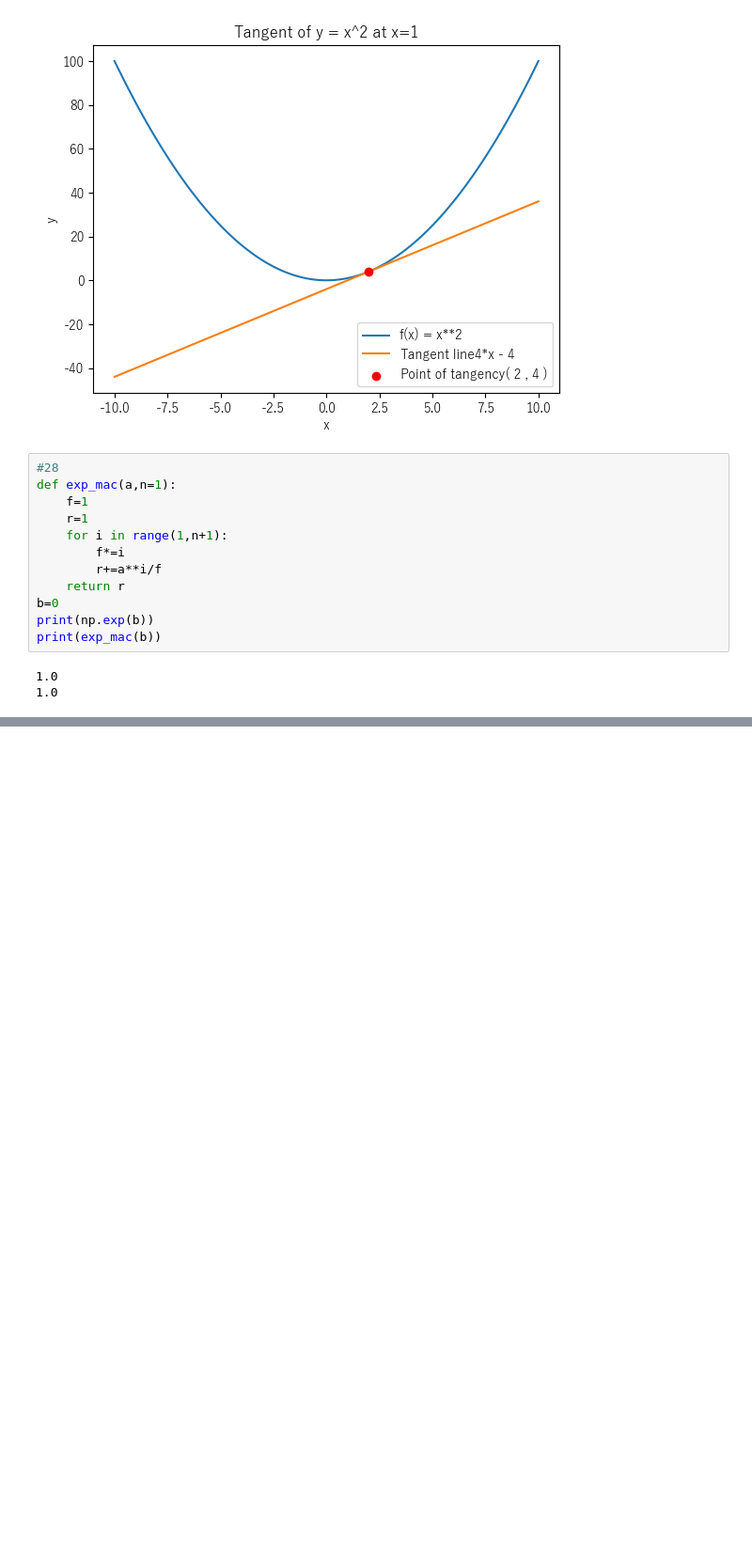
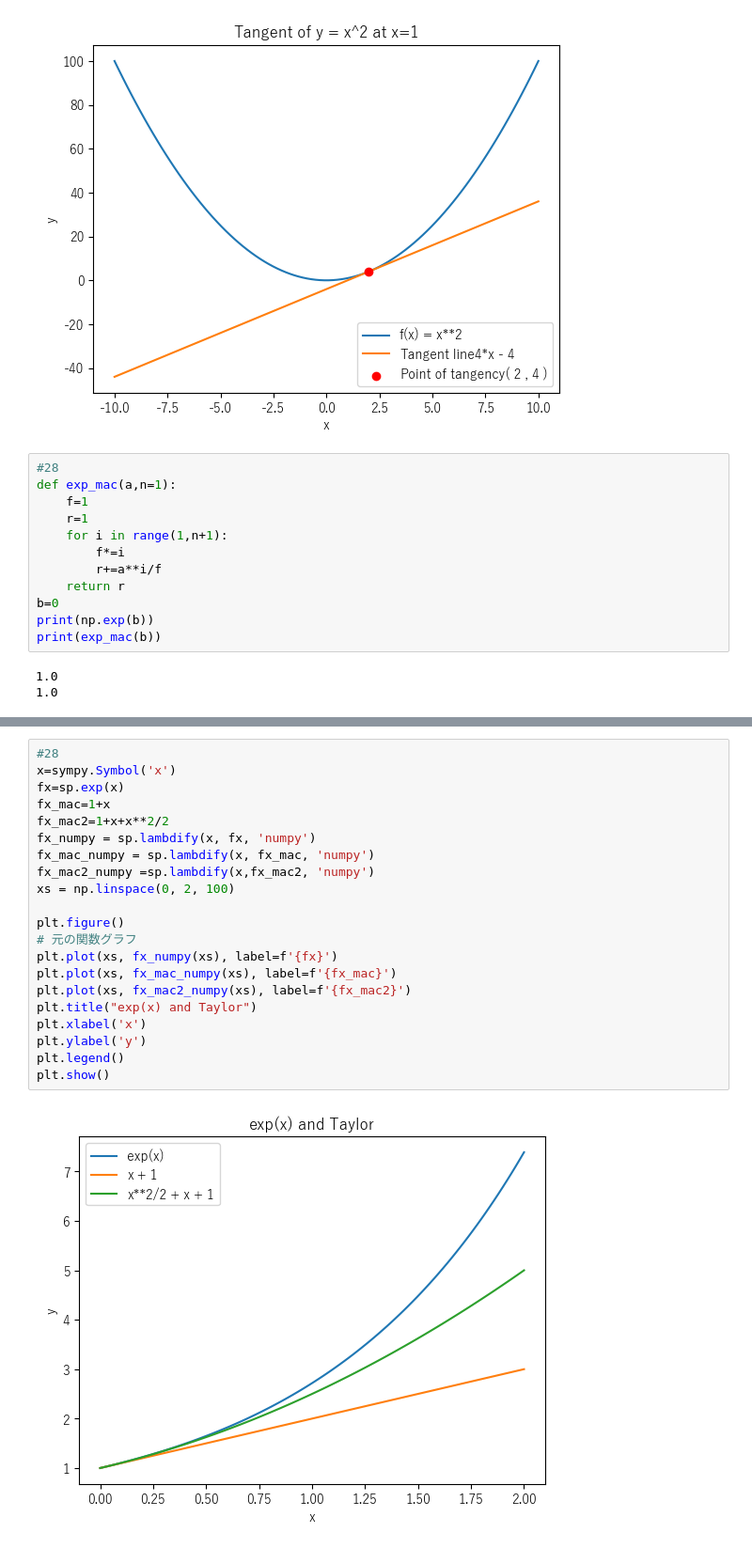
Before and after one commit to zdan2/biseki, a Jupyter notebook: c.ipynb, the cells around one changed output, grey strips where cells are left out. Shown: that part at 94% size. Saved outputs shown, nothing was run; the diff lists cells and outputs as text; blank space fills up the shorter version.

```diff
--- a/c.ipynb
+++ b/c.ipynb
@@ -236,0 +250,23 @@ print(exp_mac(b))
+# %%
+#28
+x=sympy.Symbol('x')
+fx=sp.exp(x)
+fx_mac=1+x
+fx_mac2=1+x+x**2/2
+fx_numpy = sp.lambdify(x, fx, 'numpy')
+fx_mac_numpy = sp.lambdify(x, fx_mac, 'numpy')
+fx_mac2_numpy =sp.lambdify(x,fx_mac2, 'numpy')
+xs = np.linspace(0, 2, 100)
+
+plt.figure()
+# 元の関数グラフ
+plt.plot(xs, fx_numpy(xs), label=f'{fx}')
+plt.plot(xs, fx_mac_numpy(xs), label=f'{fx_mac}')
+plt.plot(xs, fx_mac2_numpy(xs), label=f'{fx_mac2}')
+plt.title("exp(x) and Taylor")
+plt.xlabel('x')
+plt.ylabel('y')
+plt.legend()
+plt.show()
+# %% [output]
+[figure, added]
```
Also changed, not shown: parts of 3 cells of this notebook.
